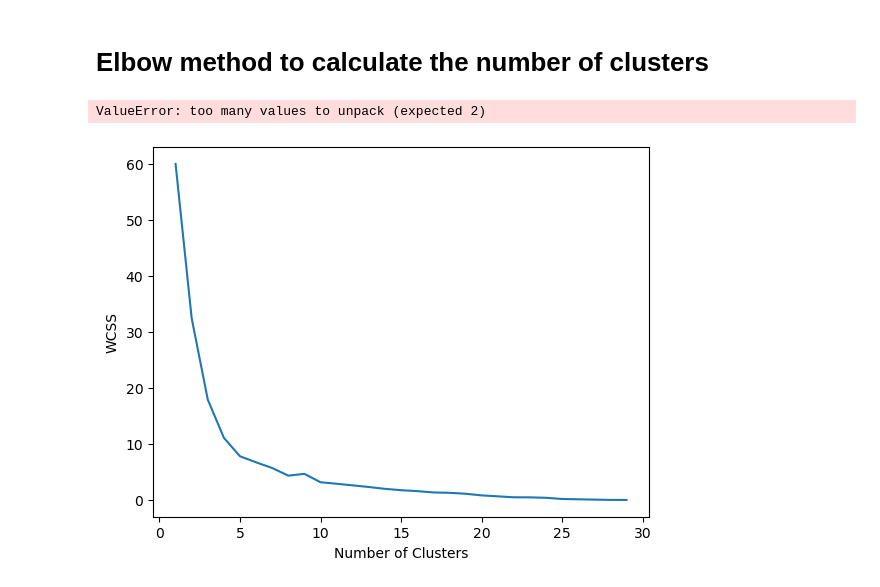
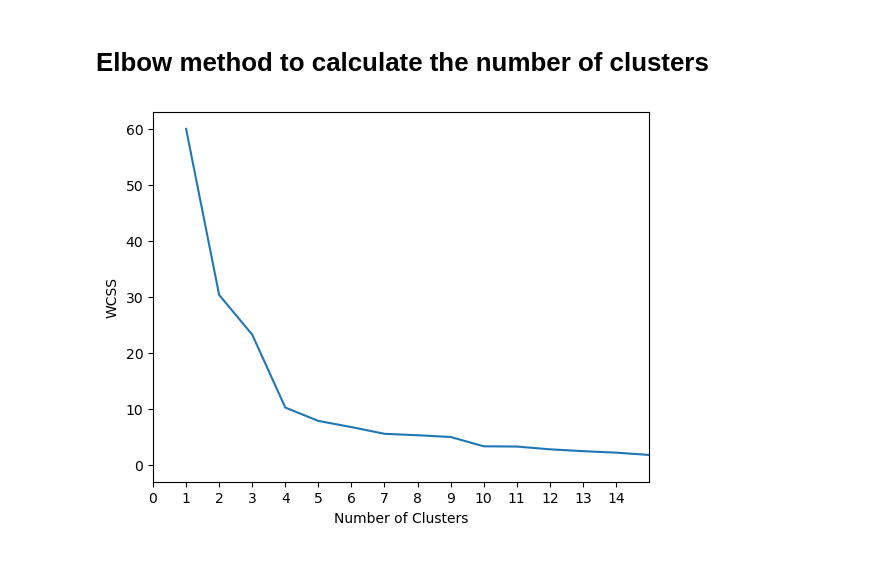
Before and after one commit to simonmrog/machine-learning, a Jupyter notebook: k-means-market-segmentation/market-segmentation.ipynb, the cells around one changed output. Cells and saved outputs as stored; diff of their text form; code cells hidden in the pictures.

```diff
--- a/k-means-market-segmentation/market-segmentation.ipynb
+++ b/k-means-market-segmentation/market-segmentation.ipynb
@@ -73,19 +73,18 @@ array([[-0.93138063, -1.3318111 ],
 # %%
 wcss = []
 
 length = len(clusters)
-for i in range(1, len(clusters)):
+for i in range(1, length):
   kmeans = KMeans(i)
   kmeans.fit(x_scaled)
   wcss_i = kmeans.inertia_
   wcss.append(wcss_i)
 
 plt.plot(range(1, length), wcss)
 plt.xlabel("Number of Clusters")
 plt.ylabel("WCSS")
-plt.xlim([x for x in range(0, int(length / 2), 1)])
 plt.xticks([x for x in range(0, int(length / 2), 1)])
+plt.xlim(0, int(length / 2))
 plt.show()
 # %% [output]
-ValueError: too many values to unpack (expected 2)
-[figure, old version]
+[figure, new version]
```
Also changed, not shown: parts of 2 cells of this notebook.
